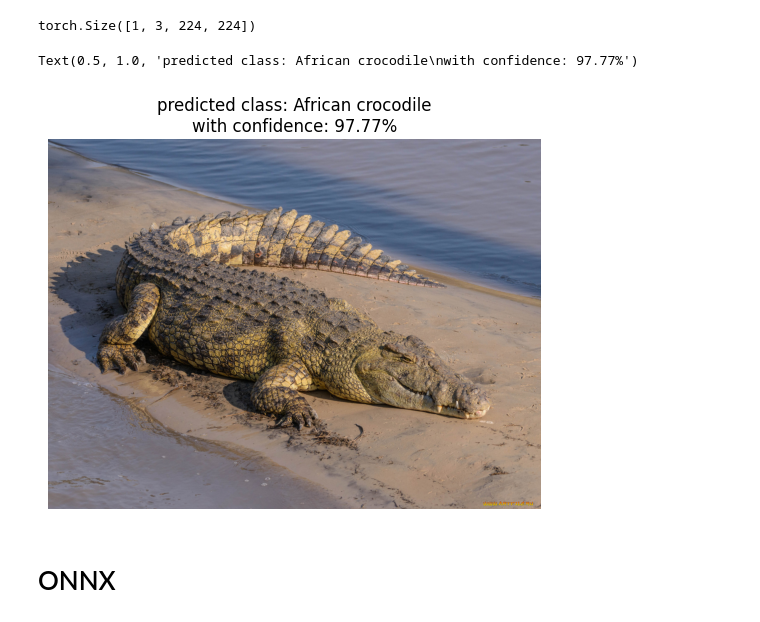
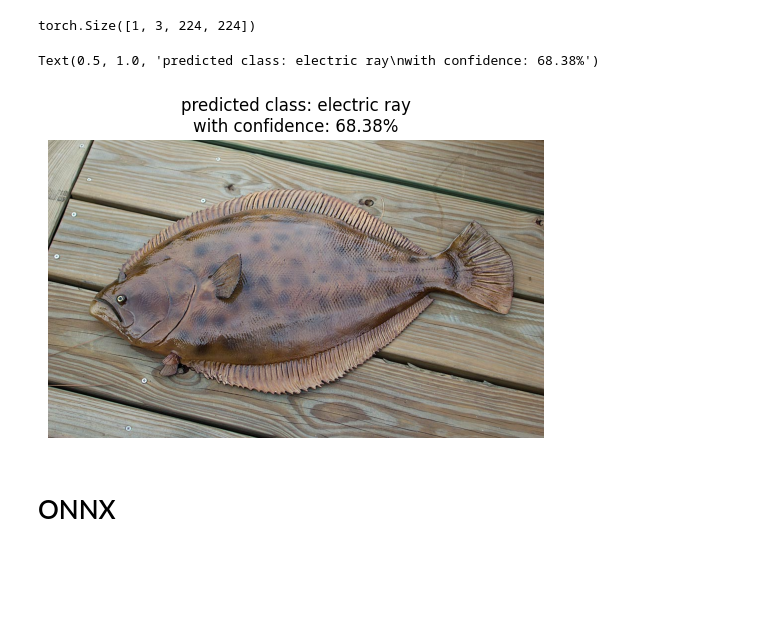
Before and after one commit to ikinaus/fastapi-triton-tensorrt, a Jupyter notebook: torch2onnx.ipynb, the cells around one changed output. Drawn from its saved outputs; the diff is of its cells as text; code cells hidden in the pictures; blank space fills up the shorter version.

```diff
--- a/torch2onnx.ipynb
+++ b/torch2onnx.ipynb
@@ -43,34 +43,34 @@ preprocess = transforms.Compose([
 # %%
 import numpy as np
 
-i = np.random.randint(1, 5)
+i = np.random.randint(7, 8)
 
 image_path = f'images/{i}.jpg'
 image = Image.open(image_path)
 image_tensor = preprocess(image).unsqueeze(0)
 print(image_tensor.shape)
 image_tensor = image_tensor.to(device)
 
 with torch.no_grad():
     output = model(image_tensor)
 
 probs = torch.nn.functional.softmax(output[0], dim=0).cpu()
 class_names[probs.argmax()]
 
 top_prob, top_class = torch.topk(probs, 1)
 confidence = top_prob.item()
 top_class = top_class.item()
 
 class_name = class_names[top_class]
 
 plt.imshow(image)
 plt.axis('off')
 plt.title(f"predicted class: {class_name}\n"
           f"with confidence: {confidence*100:.2f}%")
 # %% [output]
 torch.Size([1, 3, 224, 224])
-Text(0.5, 1.0, 'predicted class: African crocodile\nwith confidence: 97.77%')
+Text(0.5, 1.0, 'predicted class: electric ray\nwith confidence: 68.38%')
-[figure, old version]
+[figure, new version]
 # %% [markdown]
 # ONNX
 # %%
```
Also changed, not shown: 3 other files.
